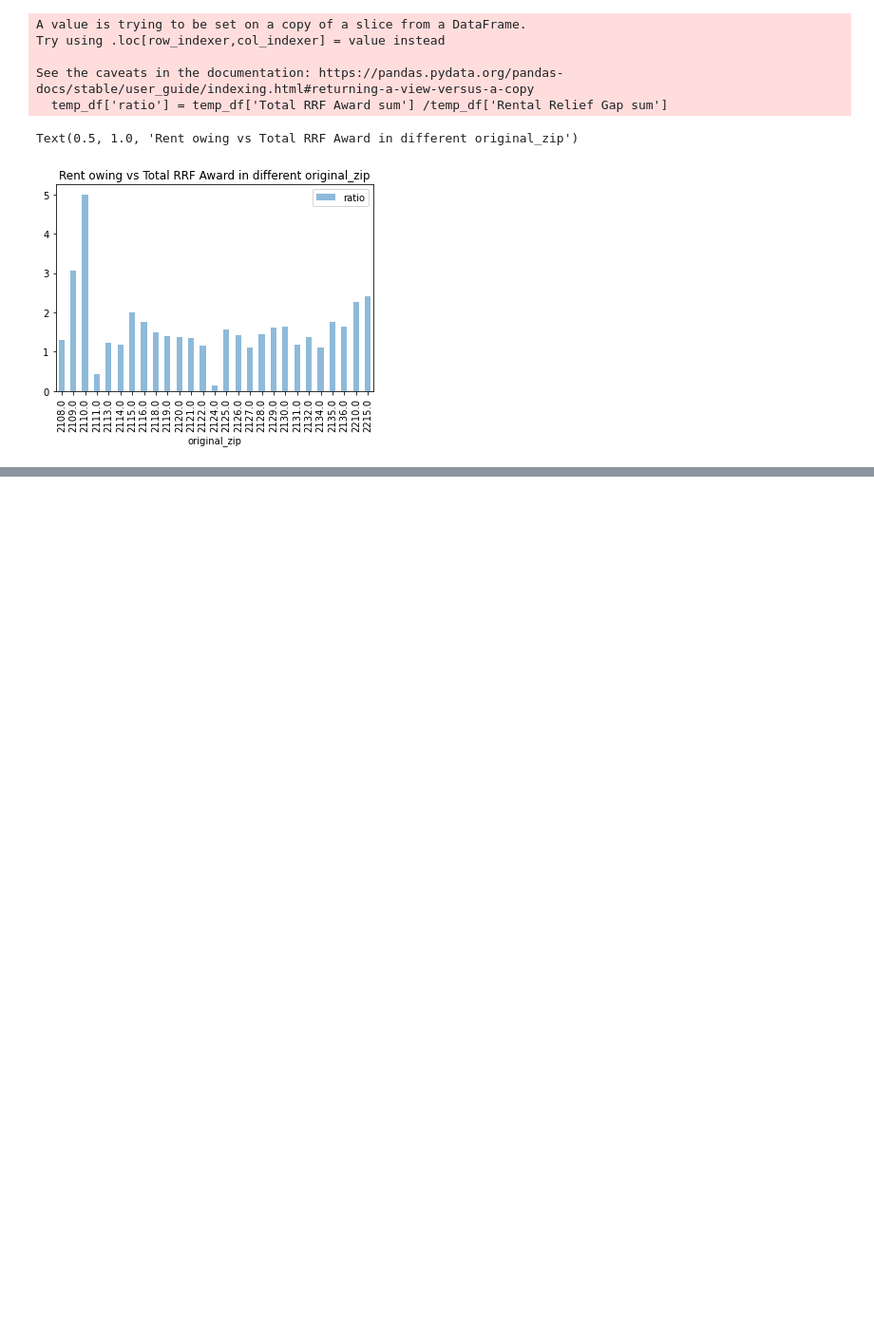
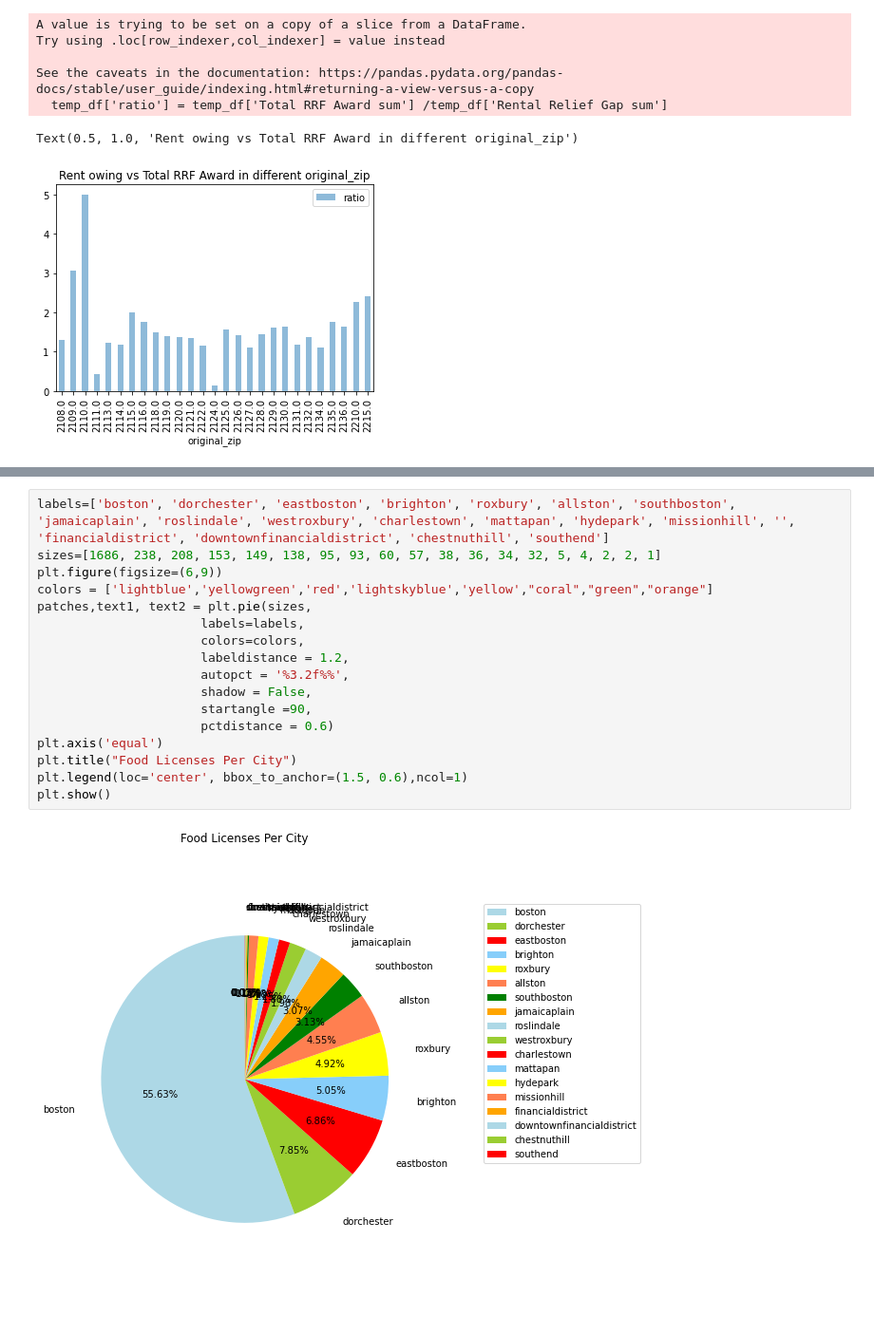
Before and after one commit to BU-Spark/ds-councilor-mejia-city-services, a Jupyter notebook: fall22-team-1/deliverable2/deliverable2.ipynb, the cells around one changed output, grey strips where cells are left out. Shown: that part at 95% size. Cells and saved outputs as stored; diff of their text form; blank space fills up the shorter version.

```diff
--- a/fall22-team-1/deliverable2/deliverable2.ipynb
+++ b/fall22-team-1/deliverable2/deliverable2.ipynb
@@ -358,0 +485,19 @@ Text(0.5, 1.0, 'Rent owing vs Total RRF Award in different original_zip')
+# %%
+labels=['boston', 'dorchester', 'eastboston', 'brighton', 'roxbury', 'allston', 'southboston', 'jamaicaplain', 'roslindale', 'westroxbury', 'charlestown', 'mattapan', 'hydepark', 'missionhill', '', 'financialdistrict', 'downtownfinancialdistrict', 'chestnuthill', 'southend']
+sizes=[1686, 238, 208, 153, 149, 138, 95, 93, 60, 57, 38, 36, 34, 32, 5, 4, 2, 2, 1]
+plt.figure(figsize=(6,9))
+colors = ['lightblue','yellowgreen','red','lightskyblue','yellow',"coral","green","orange"]
+patches,text1, text2 = plt.pie(sizes,
+                      labels=labels,
+                      colors=colors,
+                      labeldistance = 1.2,
+                      autopct = '%3.2f%%',
+                      shadow = False,
+                      startangle =90,
+                      pctdistance = 0.6)
+plt.axis('equal')
+plt.title("Food Licenses Per City")
+plt.legend(loc='center', bbox_to_anchor=(1.5, 0.6),ncol=1)
+plt.show()
+# %% [output]
+[figure, added]
```
Also changed, not shown: parts of 11 cells of this notebook.
